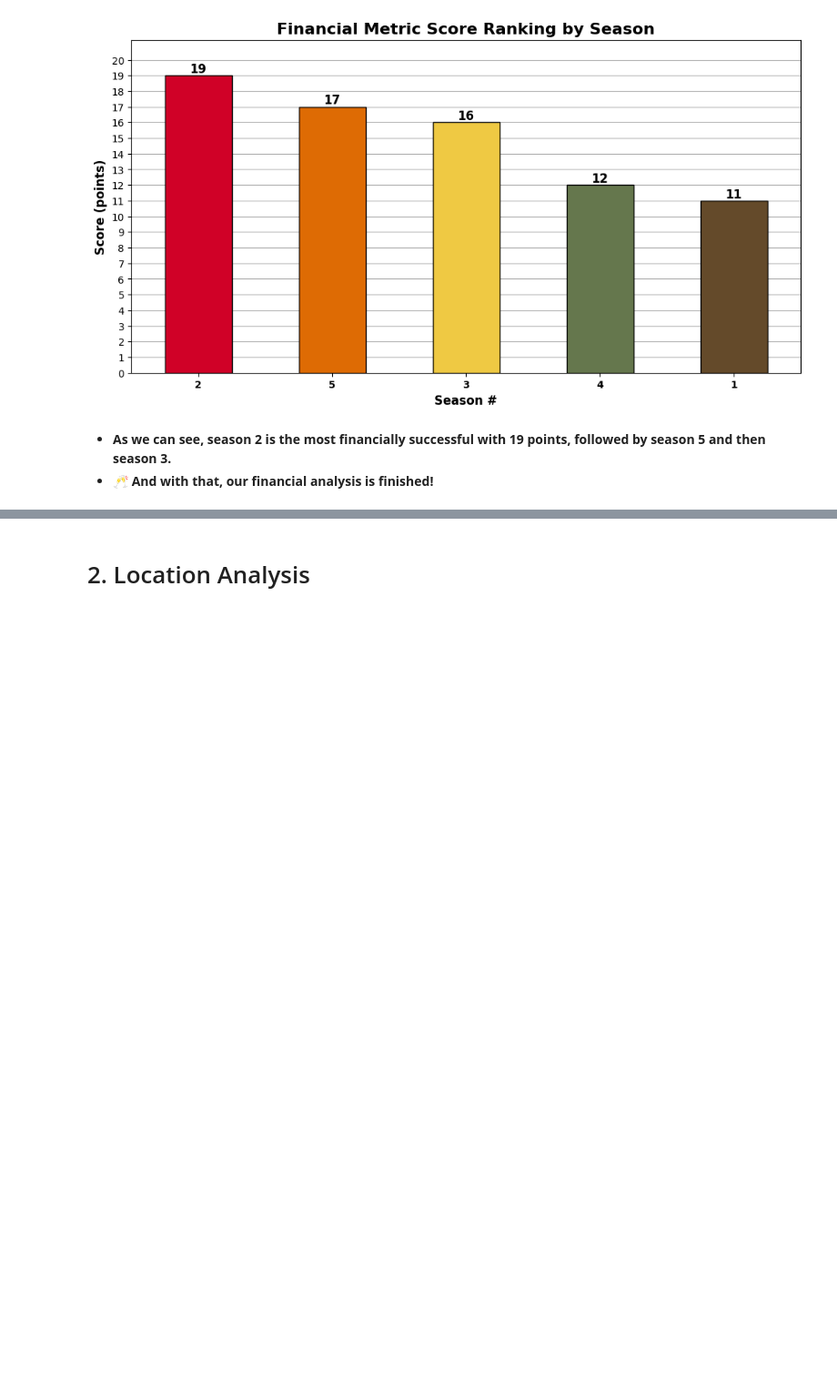
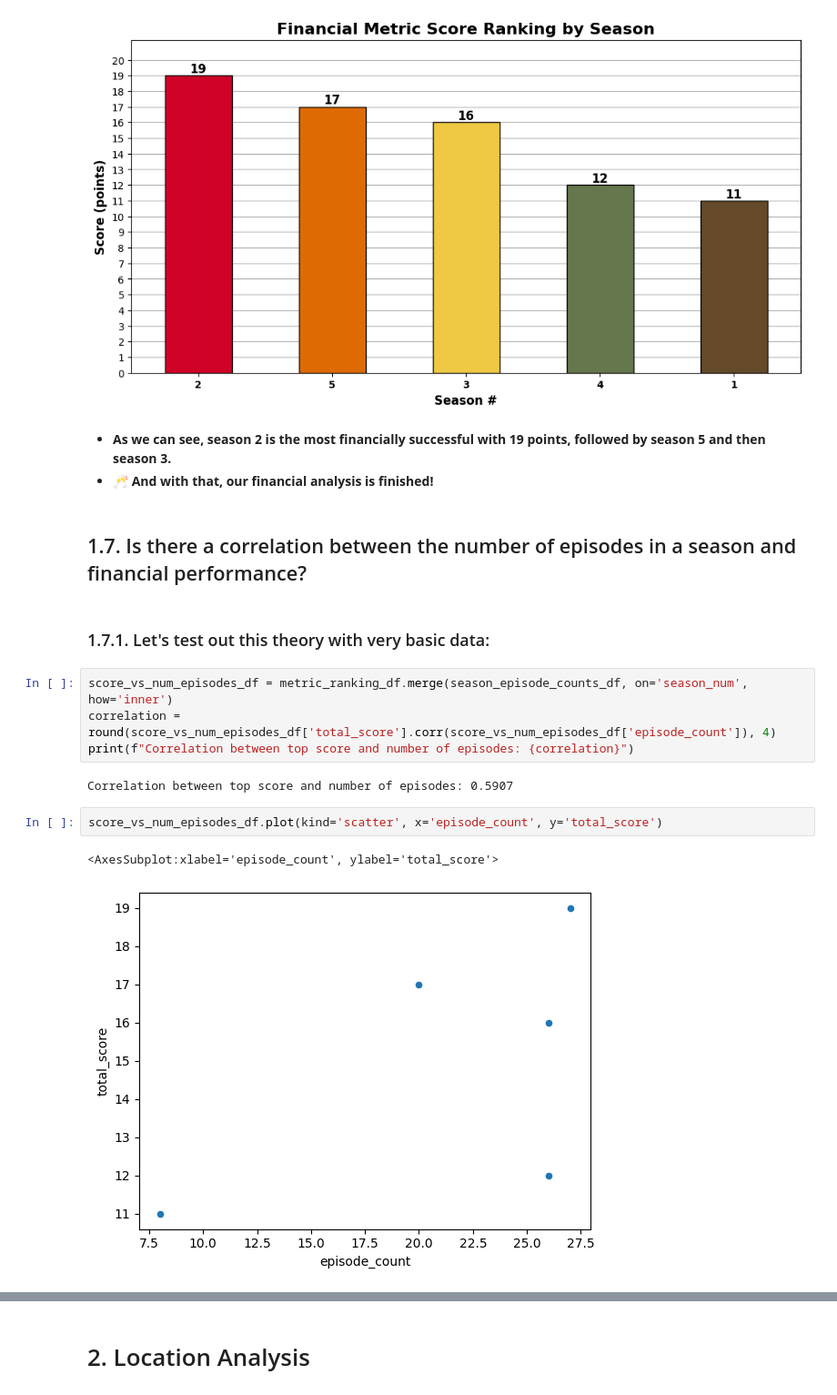
Before and after one commit to Joshua-Higgins-jp/Auction_Hunters_EDA, a Jupyter notebook: auction_hunters_eda.ipynb, the cells around one changed output, grey strips where cells are left out. Shown at 91% size. Drawn from its saved outputs; the diff is of its cells as text; blank space fills up the shorter version.

```diff
--- a/auction_hunters_eda.ipynb
+++ b/auction_hunters_eda.ipynb
@@ -1556,3 +1556,18 @@ plt.show()
 # %% [markdown]
 * **As we can see, season 2 is the most financially successful with 19 points, followed by season 5 and then season 3.**
 * **🥂 And with that, our financial analysis is finished!**
+# %% [markdown]
+## 1.7. Is there a correlation between the number of episodes in a season and financial performance?
+# %% [markdown]
+### 1.7.1. Let's test out this theory with very basic data:
+# %%
+score_vs_num_episodes_df = metric_ranking_df.merge(season_episode_counts_df, on='season_num', how='inner')
+correlation = round(score_vs_num_episodes_df['total_score'].corr(score_vs_num_episodes_df['episode_count']), 4)
+print(f"Correlation between top score and number of episodes: {correlation}")
+# %% [output]
+Correlation between top score and number of episodes: 0.5907
+# %%
+score_vs_num_episodes_df.plot(kind='scatter', x='episode_count', y='total_score')
+# %% [output]
+<AxesSubplot:xlabel='episode_count', ylabel='total_score'>
+[figure, added]
```
Also changed, not shown: parts of 13 cells of this notebook.
